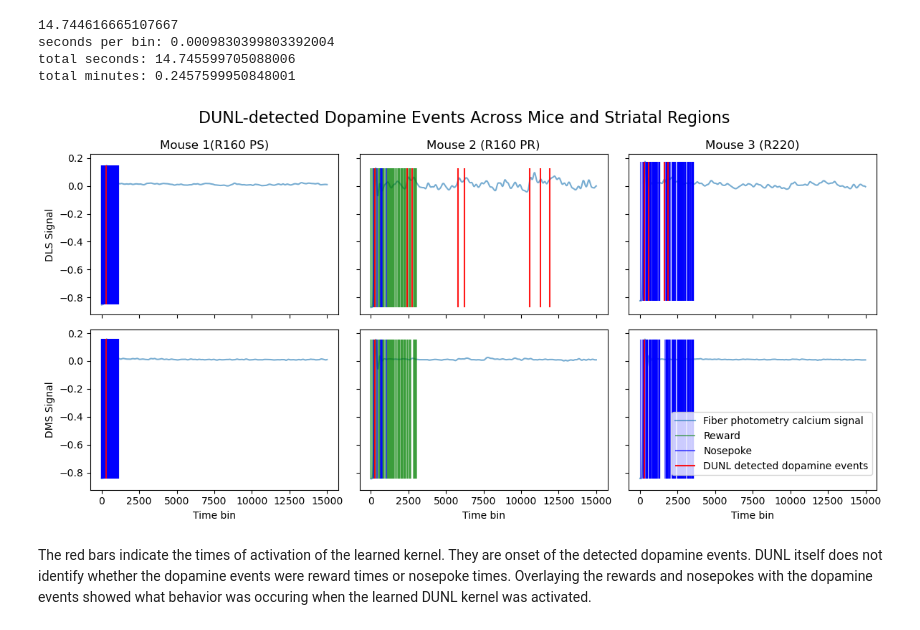
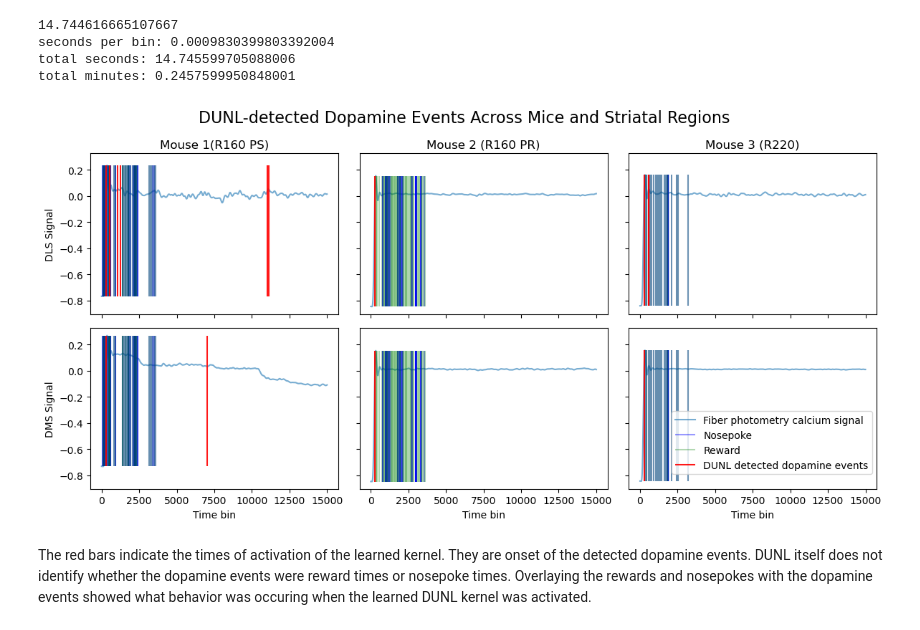
Before and after one commit to esmcclung/BIPN_162_Final, a Jupyter notebook: Dandi_set_197.ipynb, the cells around one changed output. Drawn from its saved outputs; the diff is of its cells as text; code cells hidden in the pictures.

```diff
--- a/Dandi_set_197.ipynb
+++ b/Dandi_set_197.ipynb
@@ -1310,7 +1320,7 @@ def preprocess_signal(signal):
     return y
 signals = [preprocess_signal(s) for s in signals]
 
-device = torch.device("cpu")
+device = torch.device("cuda")
 
 for m in Dmodels:
     m.to(device)
@@ -1318,7 +1328,7 @@ for m in Dmodels:
 
 all_xhat = []
 all_event_bins = []
-
+event_counts = []
 for i, model in enumerate(Dmodels):
 
     y = signals[i]
@@ -1337,9 +1347,10 @@ for i, model in enumerate(Dmodels):
     code = xhat[0,0].numpy()
 
     #detect dopamine event onset
-    binary = code > 0.001
+    binary = code > 0
     event_bins = np.where((binary[1:] == 1) & (binary[:-1] == 0))[0]
     #event_bins = np.where(code > 0)[0]
+    event_counts.append(len(event_bins))
 
     #event bins are indices between 0-15000 where the event occurred
     all_event_bins.append(event_bins)
@@ -1507,13 +1518,6 @@ for i in range(6):
     #plot calcium signal
     ax.plot(signal, alpha=0.6, label = "Fiber photometry calcium signal")
 
-    #plot reward times
-    ax.vlines(reward_bins,
-              ymin=signal.min(),
-              ymax=signal.max(),
-              color='green',
-              label="Reward",
-                alpha = 0.5)
 
     #plot nosepoke times
 
@@ -1522,56 +1526,50 @@ for i in range(6):
               ymax=signal.max(),
               color='blue',
               label="Nosepoke",
-             alpha = 0.6)
+             alpha = 0.4)
+
+
+    #plot reward times
+    ax.vlines(reward_bins,
+              ymin=signal.min(),
+              ymax=signal.max(),
+              color='green',
+              label="Reward",
+                alpha = 0.3)
 
      #plot dopamine events
 
     ax.vlines(events,
                ymin=signal.min(),
                ymax=signal.max(),
                color='red',
                alpha=0.9,
                 label = "DUNL detected dopamine events")
-'''
-    import matplotlib.lines as mlines
-# plot events
-    ax.eventplot(
-    [poke_bins, reward_bins],
-    colors=["blue", "green"],
-    lineoffsets=[-8, -0.78],
-    alpha = 0.5
-    )
 
-# create legend entries
-poke_line = mlines.Line2D([], [], color="blue", label="Nosepoke")
-reward_line = mlines.Line2D([], [], color="green", label="Reward")
-
-ax.legend(handles=[poke_line, reward_line])
-'''
 #axis titles
 axes[0].set_title("Mouse 1(R160 PS)")
 axes[1].set_title("Mouse 2 (R160 PR)")
 axes[2].set_title("Mouse 3 (R220)")
 axes[3].set_title("")
 axes[4].set_title("")
 axes[5].set_title("")
 
 # axis labels
 axes[3].set_xlabel("Time bin")
 axes[4].set_xlabel("Time bin")
 axes[5].set_xlabel("Time bin")
 
 axes[0].set_ylabel("DLS Signal")
 axes[3].set_ylabel("DMS Signal")
 
 fig.suptitle("DUNL-detected Dopamine Events Across Mice and Striatal Regions", fontsize=16)
 handles, labels = axes[0].get_legend_handles_labels()
 fig.legend(handles, labels, loc="lower right", bbox_to_anchor=(0.98, 0.12))
 
 plt.tight_layout()
 plt.show()
 # %% [output]
-[figure, old version]
+[figure, new version]
 # %% [markdown]
 The red bars indicate the times of activation of the learned kernel. They are onset of the detected dopamine events. DUNL itself does not identify whether the dopamine events were reward times or nosepoke times. Overlaying the rewards and nosepokes with the dopamine events showed what behavior was occuring when the learned DUNL kernel was activated.
 # %% [markdown]
```
Also changed, not shown: parts of 11 cells of this notebook.
